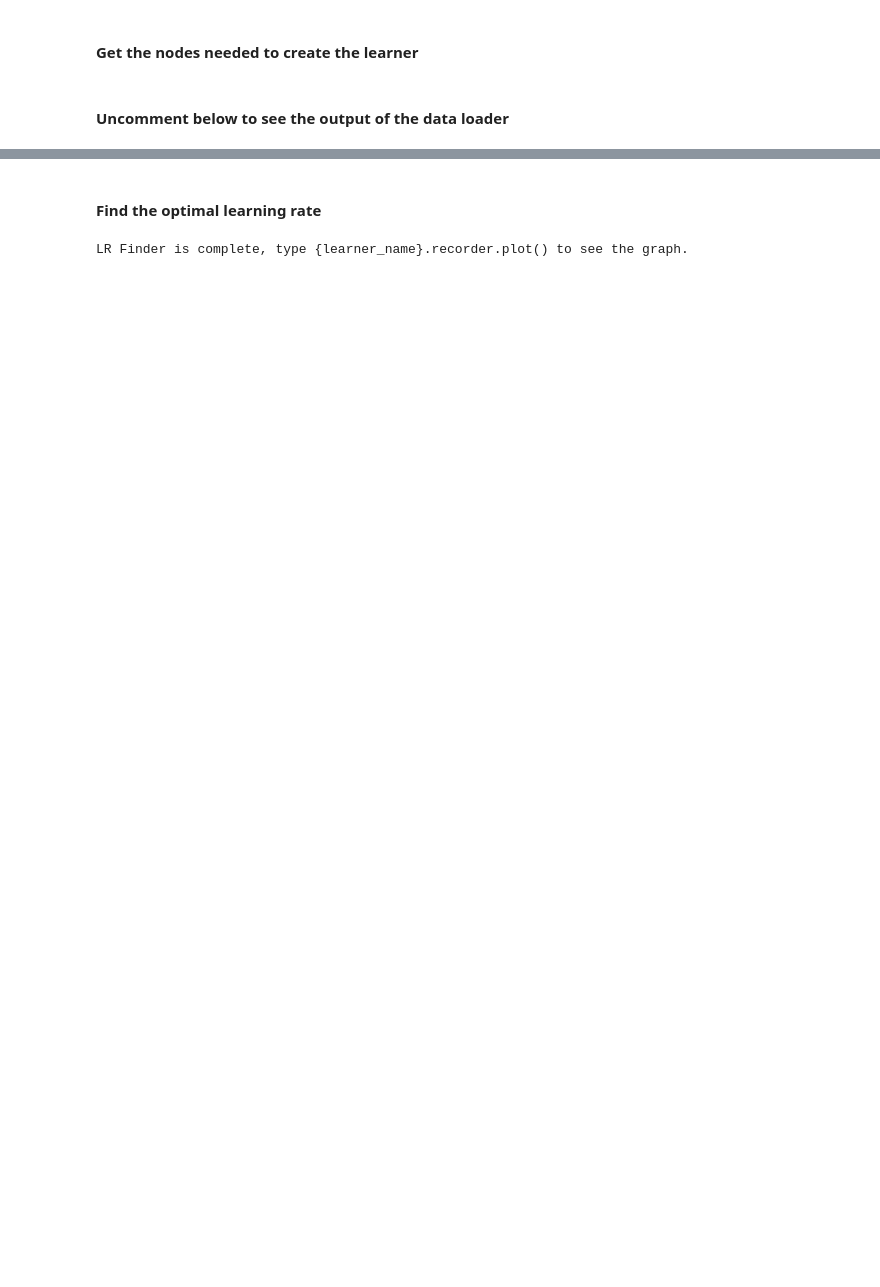
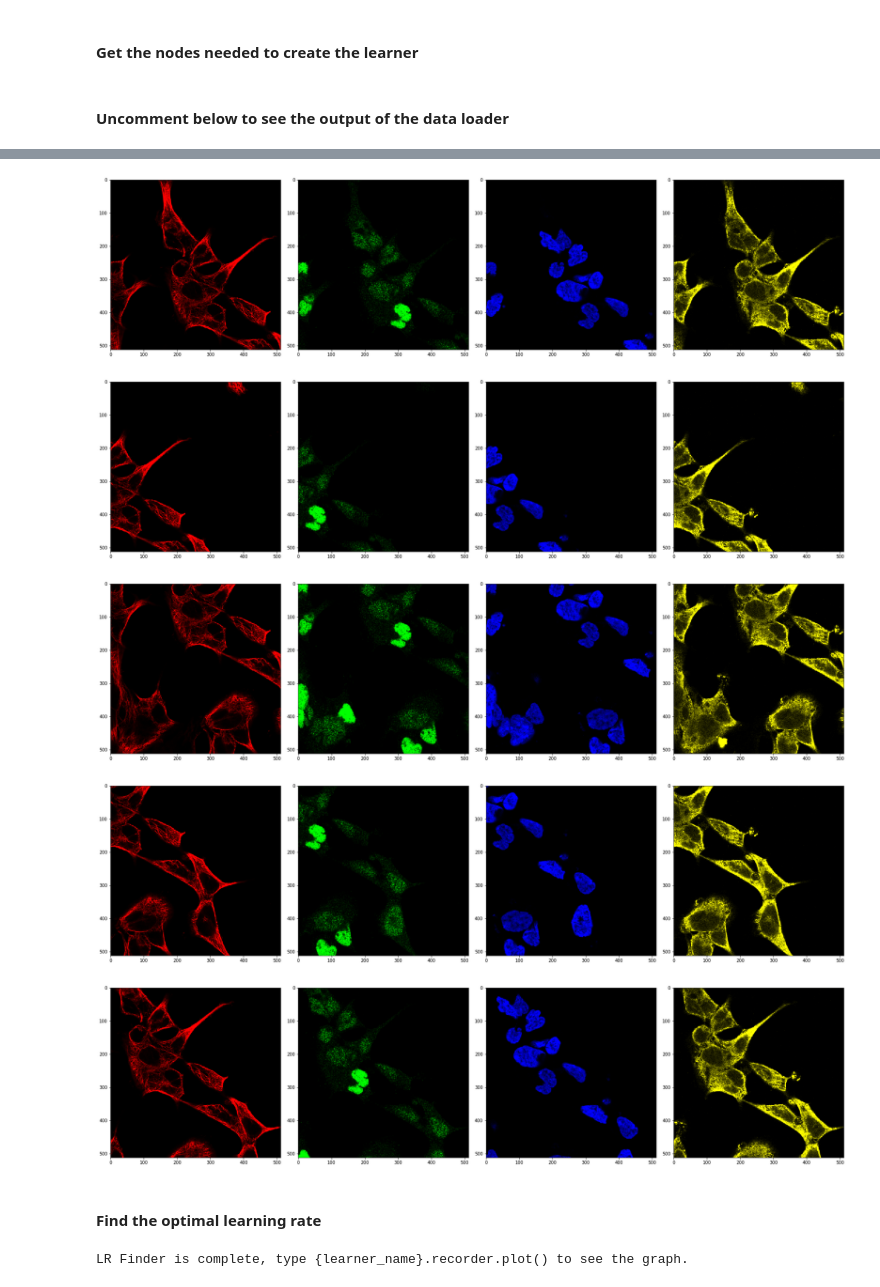
Before and after one commit to kevinlu1211/atlas-human-protein-classification, a Jupyter notebook: src/notebook/learning_rate_finder.ipynb, the cells around one changed output, grey strips where cells are left out. Drawn from its saved outputs; the diff is of its cells as text; code cells hidden in the pictures; blank space fills up the shorter version.

```diff
--- a/src/notebook/learning_rate_finder.ipynb
+++ b/src/notebook/learning_rate_finder.ipynb
@@ -70,8 +71,14 @@ data_bunch = create_data_bunch(train_idx, val_idx)
 # %%
-# five_crop_images, _ = next(iter(data_bunch.valid_dl))
-# five_crop_image = five_crop_images[0]
-# for crop in five_crop_image:
-#     plot_rgby(tensor2img(crop, denormalize_fn=denormalization_function, scale_factor=1.0))
+five_crop_images, _ = next(iter(data_bunch.valid_dl))
+five_crop_image = five_crop_images[0]
+for crop in five_crop_image:
+    plot_rgby(tensor2img(crop, denormalize_fn=denormalization_function, scale_factor=1.0))
+# %% [output]
+[figure, added]
+[figure, added]
+[figure, added]
+[figure, added]
+[figure, added]
 # %% [markdown]
 #### Find the optimal learning rate
 # %%
```
Also changed, not shown: parts of 14 cells of this notebook, 4 other files.
